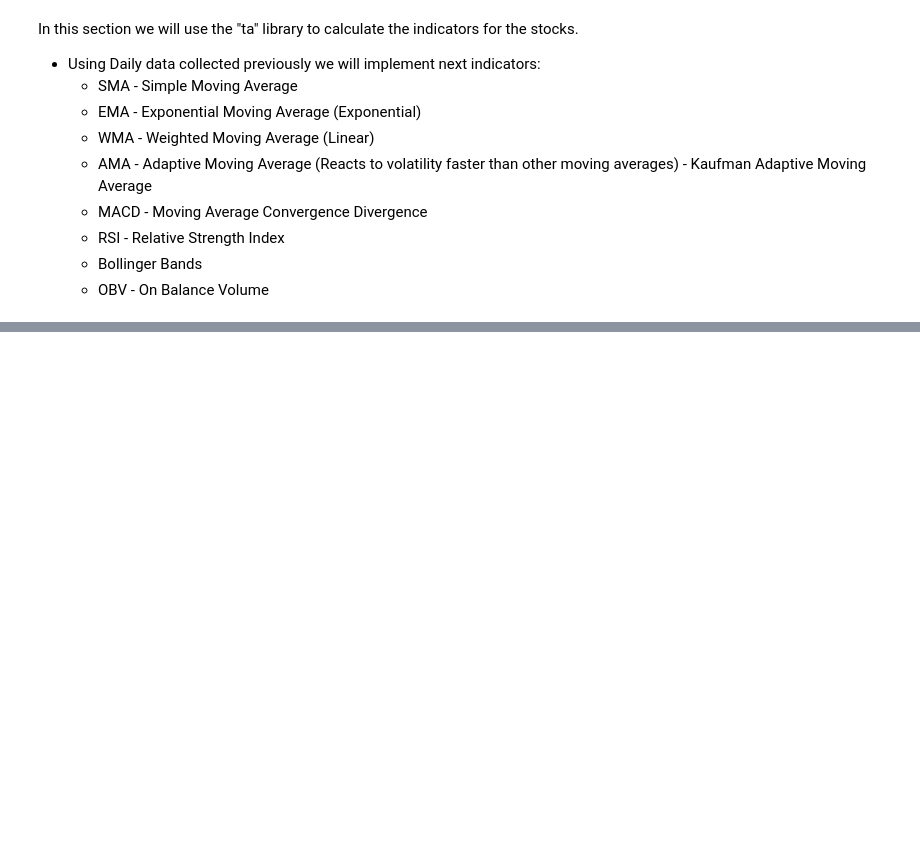
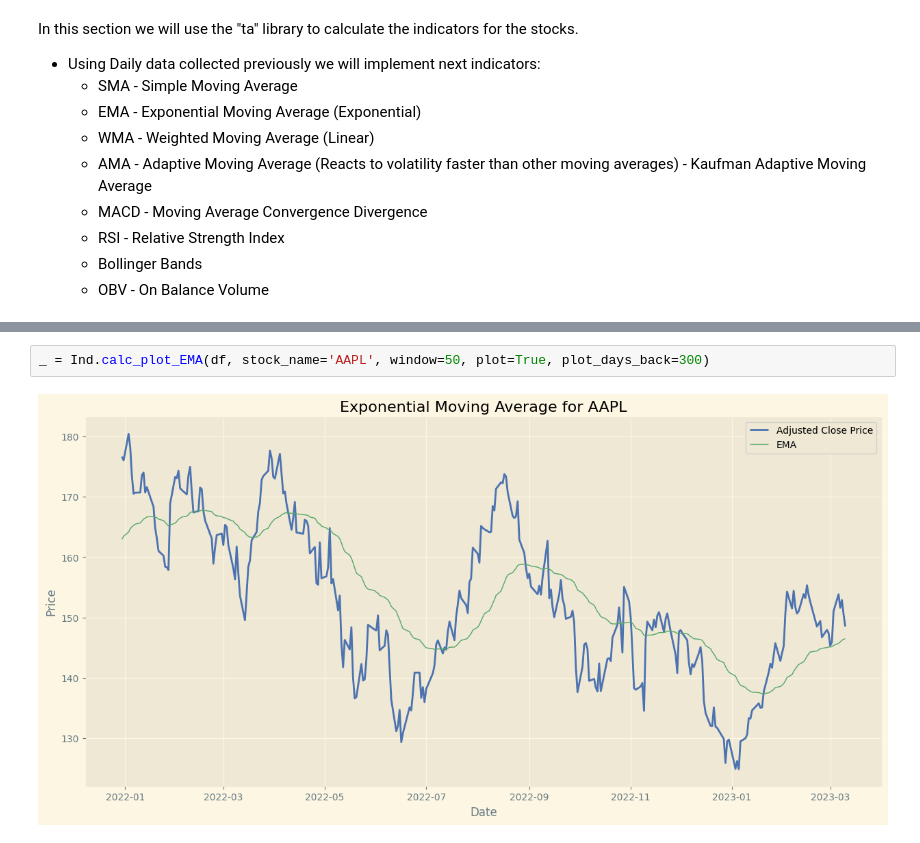
Before and after one commit to Folongton/Stock-Analysis, a Jupyter notebook: P1-Indicators-Chart-Analysis/P1-Chart-Analysis.ipynb, the cells around one changed output, grey strips where cells are left out. Saved outputs shown, nothing was run; the diff lists cells and outputs as text; blank space fills up the shorter version.

Commit message:
Chart work

```diff
--- a/P1-Indicators-Chart-Analysis/P1-Chart-Analysis.ipynb
+++ b/P1-Indicators-Chart-Analysis/P1-Chart-Analysis.ipynb
@@ -628,0 +477,4 @@ def calc_plot_OBV(df, plot=True, plot_days_back=100):
+# %%
+_ = Ind.calc_plot_EMA(df, stock_name='AAPL', window=50, plot=True, plot_days_back=300)
+# %% [output]
+[figure, added]
```
Also changed, not shown: parts of 16 cells of this notebook, 1 other file.
